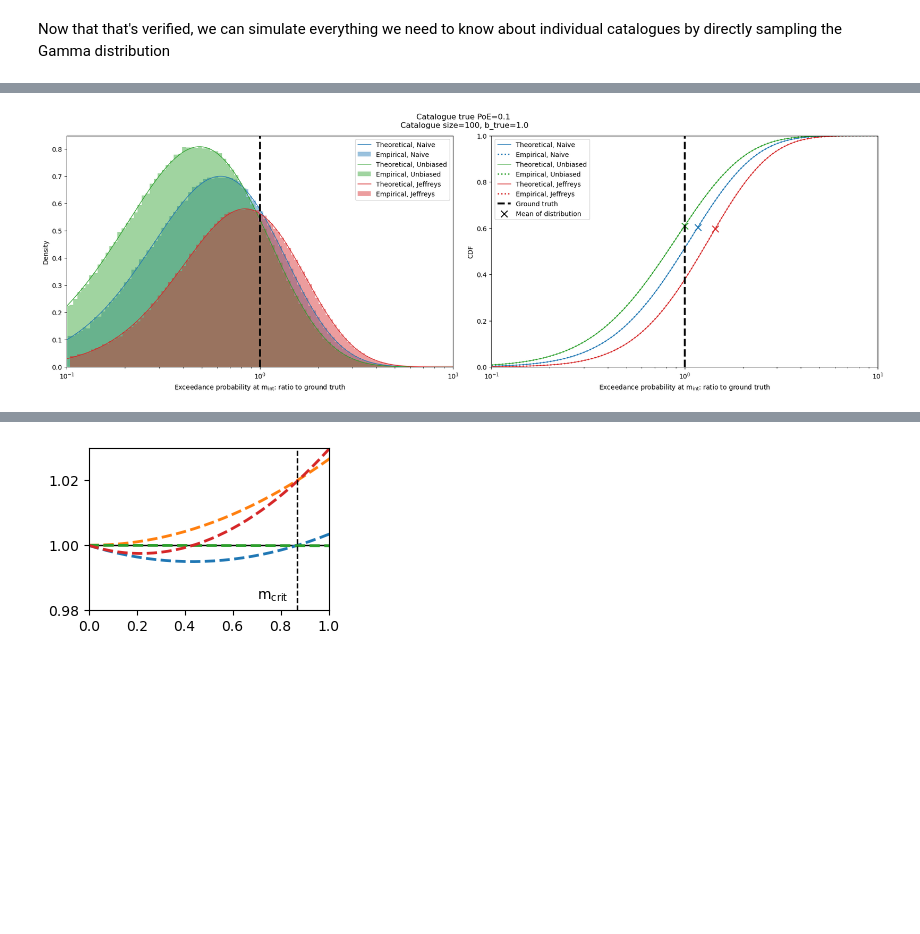
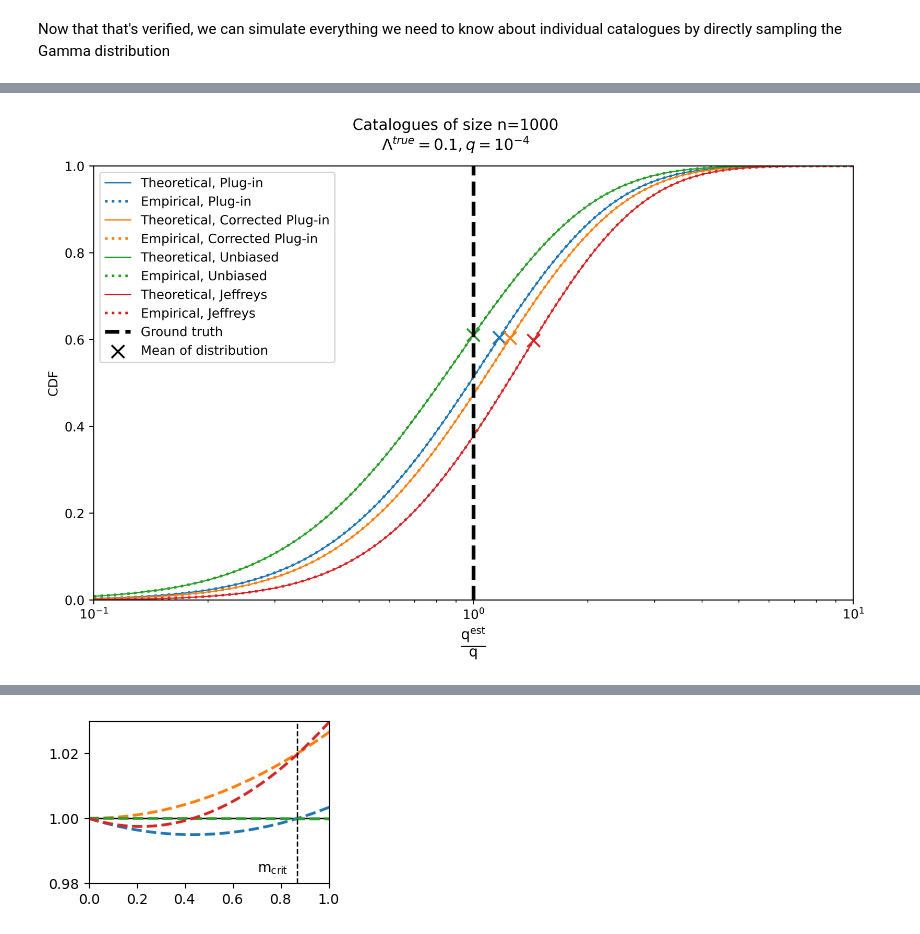
Before and after one commit to TNO/earthquake-size-estimation, a Jupyter notebook: unbiased_estimate_paper.ipynb, the cells around one changed output, grey strips where cells are left out. Saved outputs shown, nothing was run; the diff lists cells and outputs as text; code cells hidden in the pictures; blank space fills up the shorter version.

```diff
--- a/unbiased_estimate_paper.ipynb
+++ b/unbiased_estimate_paper.ipynb
@@ -92,20 +92,20 @@ mom_range = seismic_moment(mrange)
 ground_truth_distribution = pareto((2/3)*b_true, scale=seismic_moment(mag_completeness), loc=0)
 ground_truth_poe = ground_truth_distribution.sf(mom_range)
 
-# Sample S from Gamma distribution (we now know this is identical to sampling catalogues and summing)
-s = gamma_dist(a=n, scale=1/(np.log(10)*b_true)).rvs(nr_simulations)
+# Sample T from Gamma distribution (we now know this is identical to sampling catalogues and summing)
+t = gamma_dist(a=n, scale=1/(np.log(10)*b_true)).rvs(nr_simulations)
 
 # Calculate different estimators
-unbiased_poe = (1-mrange[:,None]/s)**(n-1)
-naive_poe = np.exp(-n*mrange[:,None]/s)
-corrected_naive_poe = np.exp(-(n-1)*mrange[:,None]/s)
-jeffreys_poe = (s/(s + mrange[:,None]))**n
+unbiased_poe = (1-mrange[:,None]/t)**(n-1)
+naive_poe = np.exp(-n*mrange[:,None]/t)
+corrected_naive_poe = np.exp(-(n-1)*mrange[:,None]/t)
+jeffreys_poe = (t/(t + mrange[:,None]))**n
 unbiased_poe_mean = unbiased_poe.mean(axis=1)
 naive_poe_mean = naive_poe.mean(axis=1)
 corrected_naive_poe_mean = corrected_naive_poe.mean(axis=1)
 jeffreys_poe_mean = jeffreys_poe.mean(axis=1)
 
-# # Create figure of ground truth and different estimators (based on sampling S, i.e. based on sampling catalogues)
+# # Create figure of ground truth and different estimators (based on sampling T, i.e. based on sampling catalogues)
 fig, ax = plt.subplots(ncols=1, nrows=1, figsize=(9, 6), constrained_layout=True)
 plot_distr(mrange, ground_truth_poe, ax=ax, label=f"Ground truth (b={b_true:.1f})", c="grey", lw=6.0,  ls="-", alpha=0.3)
 plot_distr(mrange, naive_poe_mean, ax=ax, label="Plug-in estimator", c="C0", lw=2.0, ls="--")
@@ -126,6 +126,6 @@ ax.set_xlabel("$\\mathrm{m}-\\mathrm{m_0}$")
 # ax.set_ylabel("$\\frac{F}{F^{true}}$", fontsize=16)
 ax.set_ylabel("Exceedance probability")
 ax.legend(loc="upper right")
-ax.set_title(f"Mean behaviour of different earthquake size distributional rules\n"
+ax.set_title(f"Mean behaviour of different earthquake size predictive distributions\n"
 f"Based on catalogues of size n={n}")
 # %% [output]
@@ -140,23 +140,35 @@ theta = -n*np.log(q_true)
 y_vals = np.logspace(-8, 0, 1000)
 y_vals = y_vals[:-1]
 m = -np.log10(q_true)/b_true_range[2] + mag_completeness
-fig, ax = plt.subplots(ncols=2, nrows=1, figsize=(18, 6), constrained_layout=True)
-
+fig, ax = plt.subplots(ncols=1, nrows=1, figsize=(9, 6), constrained_layout=True, dpi=500)
+ax=[ax]
 # Naive estimator
 f = pdf_naive(y_vals, n, q_true)
 analytic_cdf = cdf_naive(y_vals, n, q_true)
 bottom = np.interp(1e-3, analytic_cdf, y_vals )/q_true
 top = np.interp(1.0-1e-3, analytic_cdf, y_vals)/q_true
 bins = np.logspace(np.log10(bottom), np.log10(top), 100)
-est_poes_at_m = np.exp(-n*m/s)
+est_poes_at_m = np.exp(-n*m/t)
 sorted_q = np.sort(est_poes_at_m/q_true)
 ecdf = np.arange(1, len(sorted_q)+1) / len(sorted_q)
 mean = np.interp(m, mrange, naive_poe_mean)
-ax[0].plot(y_vals/q_true, f*q_true, label=f"Theoretical, Naive", color='C0', lw=1.0)
-ax[0].hist(est_poes_at_m/q_true, bins=bins, density=True, alpha=0.45, label=f"Empirical, Naive", color='C0')
-ax[1].plot(y_vals/q_true, analytic_cdf, label=f"Theoretical, Naive", color='C0', lw=1.0)
-ax[1].plot(sorted_q, ecdf, label=f"Empirical, Naive",lw=2, ls=':', color='C0')
-ax[1].scatter([mean/q_true], [np.interp(mean/q_true, sorted_q, ecdf)], color='C0', marker='x', s=100)
+ax[0].plot(y_vals/q_true, analytic_cdf, label=f"Theoretical, Plug-in", color='C0', lw=1.0)
+ax[0].plot(sorted_q, ecdf, label=f"Empirical, Plug-in",lw=2, ls=':', color='C0')
+ax[0].scatter([mean/q_true], [np.interp(mean/q_true, sorted_q, ecdf)], color='C0', marker='x', s=100)
+
+
+
+analytic_cdf = cdf_corr_naive(y_vals, n, q_true)
+bottom = np.interp(1e-3, analytic_cdf, y_vals )/q_true
+top = np.interp(1.0-1e-3, analytic_cdf, y_vals)/q_true
+bins = np.logspace(np.log10(bottom), np.log10(top), 100)
+est_poes_at_m = np.exp(-(n-1)*m/t)
+sorted_q = np.sort(est_poes_at_m/q_true)
+ecdf = np.arange(1, len(sorted_q)+1) / len(sorted_q)
+mean = np.interp(m, mrange, corrected_naive_poe_mean)
+ax[0].plot(y_vals/q_true, analytic_cdf, label=f"Theoretical, Corrected Plug-in", color='C1', lw=1.0)
+ax[0].plot(sorted_q, ecdf, label=f"Empirical, Corrected Plug-in",lw=2, ls=':', color='C1')
+ax[0].scatter([mean/q_true], [np.interp(mean/q_true, sorted_q, ecdf)], color='C1', marker='x', s=100)
 
 
 # Unbiased estimator
@@ -165,15 +177,13 @@ analytic_cdf = cdf_unbiased(y_vals, n, q_true)
 bottom = np.interp(1e-3, analytic_cdf, y_vals )/q_true
 top = np.interp(1.0-1e-3, analytic_cdf, y_vals)/q_true
 bins = np.logspace(np.log10(bottom), np.log10(top), 100)
-est_poes_at_m = (1 - m/s)**(n-1)
+est_poes_at_m = (1 - m/t)**(n-1)
 sorted_q = np.sort(est_poes_at_m/q_true)
 ecdf = np.arange(1, len(sorted_q)+1) / len(sorted_q)
 mean = np.interp(m, mrange, unbiased_poe_mean)
-ax[0].plot(y_vals/q_true, f*q_true, label=f"Theoretical, Unbiased", color='C2', lw=1.0)
-ax[0].hist(est_poes_at_m/q_true, bins=bins, density=True, alpha=0.45, label=f"Empirical, Unbiased", color='C2')
-ax[1].plot(y_vals/q_true, analytic_cdf, label=f"Theoretical, Unbiased", color='C2', lw=1.0)
-ax[1].plot(sorted_q, ecdf, label=f"Empirical, Unbiased",lw=2, ls=':', color='C2')
-ax[1].scatter([mean/q_true], [np.interp(mean/q_true, sorted_q, ecdf)], color='C2', marker='x', s=100)
+ax[0].plot(y_vals/q_true, analytic_cdf, label=f"Theoretical, Unbiased", color='C2', lw=1.0)
+ax[0].plot(sorted_q, ecdf, label=f"Empirical, Unbiased",lw=2, ls=':', color='C2')
+ax[0].scatter([mean/q_true], [np.interp(mean/q_true, sorted_q, ecdf)], color='C2', marker='x', s=100)
 
 # Jeffeys estimator
 f = pdf_jeffreys(y_vals, n, q_true)
@@ -181,33 +191,26 @@ analytic_cdf = cdf_jeffreys(y_vals, n, q_true)
 bottom = np.interp(1e-3, analytic_cdf, y_vals )/q_true
 top = np.interp(1.0-1e-3, analytic_cdf, y_vals)/q_true
 bins = np.logspace(np.log10(bottom), np.log10(top), 100)
-est_poes_at_m = (s/(s+m-mag_completeness))**n
+est_poes_at_m = (t/(t+m-mag_completeness))**n
 sorted_q = np.sort(est_poes_at_m/q_true)
 ecdf = np.arange(1, len(sorted_q)+1) / len(sorted_q)
 mean = np.interp(m, mrange, jeffreys_poe_mean)
-ax[0].plot(y_vals/q_true, f*q_true, label=f"Theoretical, Jeffreys", color='C3', lw=1.0)
-ax[0].hist(est_poes_at_m/q_true, bins=bins, density=True, alpha=0.45, label=f"Empirical, Jeffreys", color='C3')
-ax[1].plot(y_vals/q_true, analytic_cdf, label=f"Theoretical, Jeffreys", color='C3', lw=1.0)
-ax[1].plot(sorted_q, ecdf, label=f"Empirical, Jeffreys",lw=2, ls=':', color='C3')
-ax[1].scatter([mean/q_true], [np.interp(mean/q_true, sorted_q, ecdf)], color='C3', marker='x', s=100)
 
-ax[0].set_xlabel("Exceedance probability at $\\mathrm{m_{int}}$: ratio to ground truth")
-ax[0].set_ylabel("Density")
+ax[0].plot(y_vals/q_true, analytic_cdf, label=f"Theoretical, Jeffreys", color='C3', lw=1.0)
+ax[0].plot(sorted_q, ecdf, label=f"Empirical, Jeffreys",lw=2, ls=':', color='C3')
+ax[0].scatter([mean/q_true], [np.interp(mean/q_true, sorted_q, ecdf)], color='C3', marker='x', s=100)
+
+
+
+ax[0].set_xlabel("$\\frac{\\mathrm{q^{est}}}{\\mathrm{q}}$", fontsize=16)
+ax[0].set_ylabel("CDF")
 ax[0].set_xscale("log")
 ax[0].set_xlim(1e-1,1e1)
-ax[0].legend(loc="upper right")
-_, top = ax[0].get_ylim()
-ax[0].vlines(1,0, top, colors="k", lw=3, ls="--", label="Ground truth")
-ax[0].set_ylim(0, top)
+ax[0].set_ylim(0,1)
 
-ax[1].set_xlabel("Exceedance probability at $\\mathrm{m_{int}}$: ratio to ground truth")
-ax[1].set_ylabel("CDF")
-ax[1].set_xscale("log")
-ax[1].set_xlim(1e-1,1e1)
-ax[1].set_ylim(0,1)
-
-ax[1].vlines(1,0, 1, colors="k", lw=3, ls="--", label="Ground truth")
-ax[1].scatter([-1], [-1], color='k', marker='x', s=100, label='Mean of distribution')
-ax[1].legend(loc="upper left")
-plt.suptitle(f"Catalogue true PoE={catalogue_poe}\n Catalogue size={n}, b_true={b_true}")
+ax[0].vlines(1,0, 1, colors="k", lw=3, ls="--", label="Ground truth")
+ax[0].scatter([-1], [-1], color='k', marker='x', s=100, label='Mean of distribution')
+ax[0].legend(loc="upper left")
+plt.suptitle(f"Catalogue true PoE={catalogue_poe}\n q={q_true:.0e}, Catalogue size={n}")
+plt.suptitle('Catalogues of size n=1000'+'\n$\\Lambda^{true}=0.1,  q=10^{-4}$')
 # %% [output]
@@ -215,4 +218,4 @@ Text(0.5, 0.98, 'Catalogue true PoE=0.1\n Catalogue size=100, b_true=1.0')
-[figure, old version]
+[figure, new version]
 # %%
 # Let's investigate the variance of the estimators. First we'll use the catalogue simulations done above
 unbiased_var = np.var(unbiased_poe, axis=1)
```
Also changed, not shown: parts of 11 cells of this notebook.
